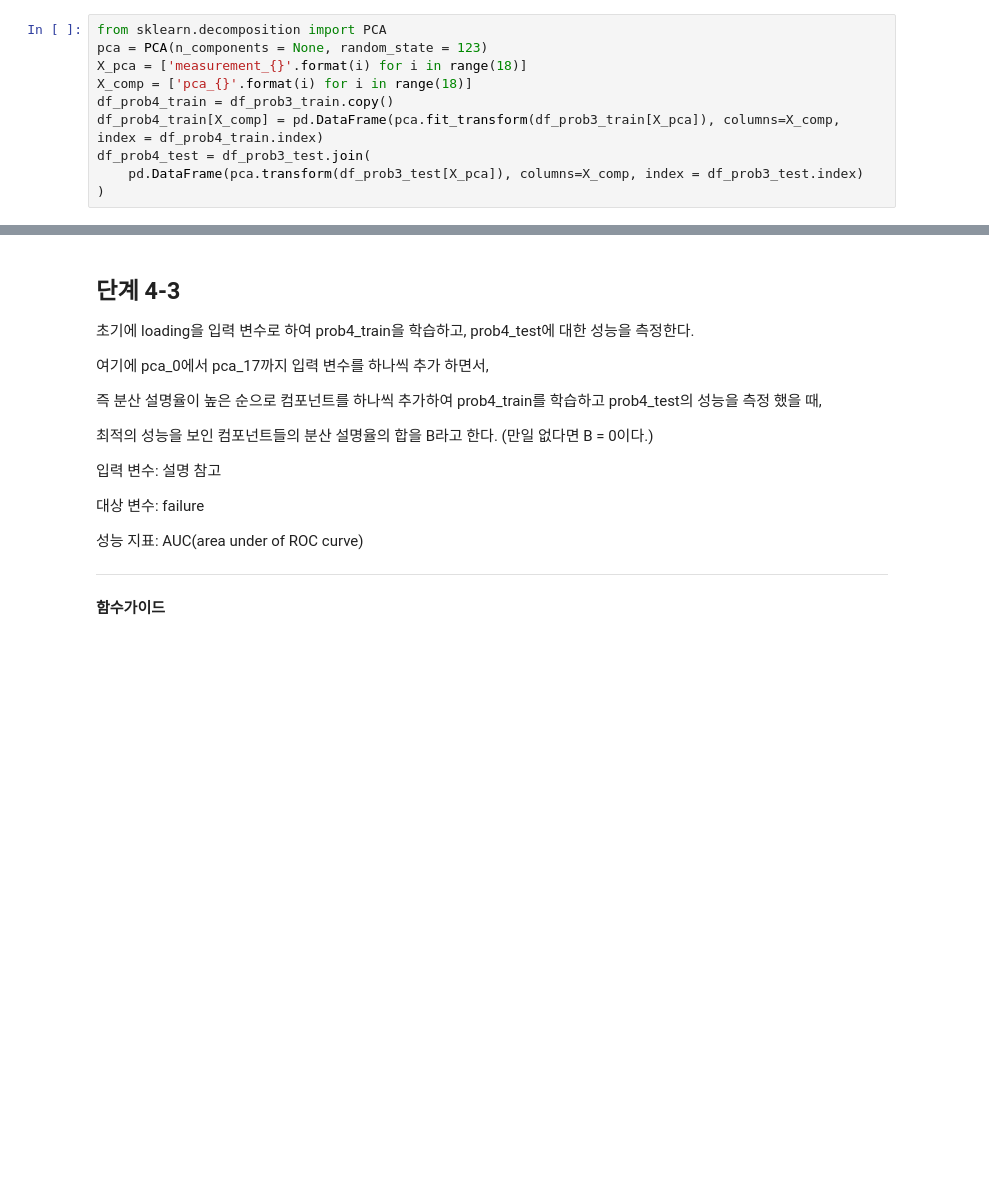
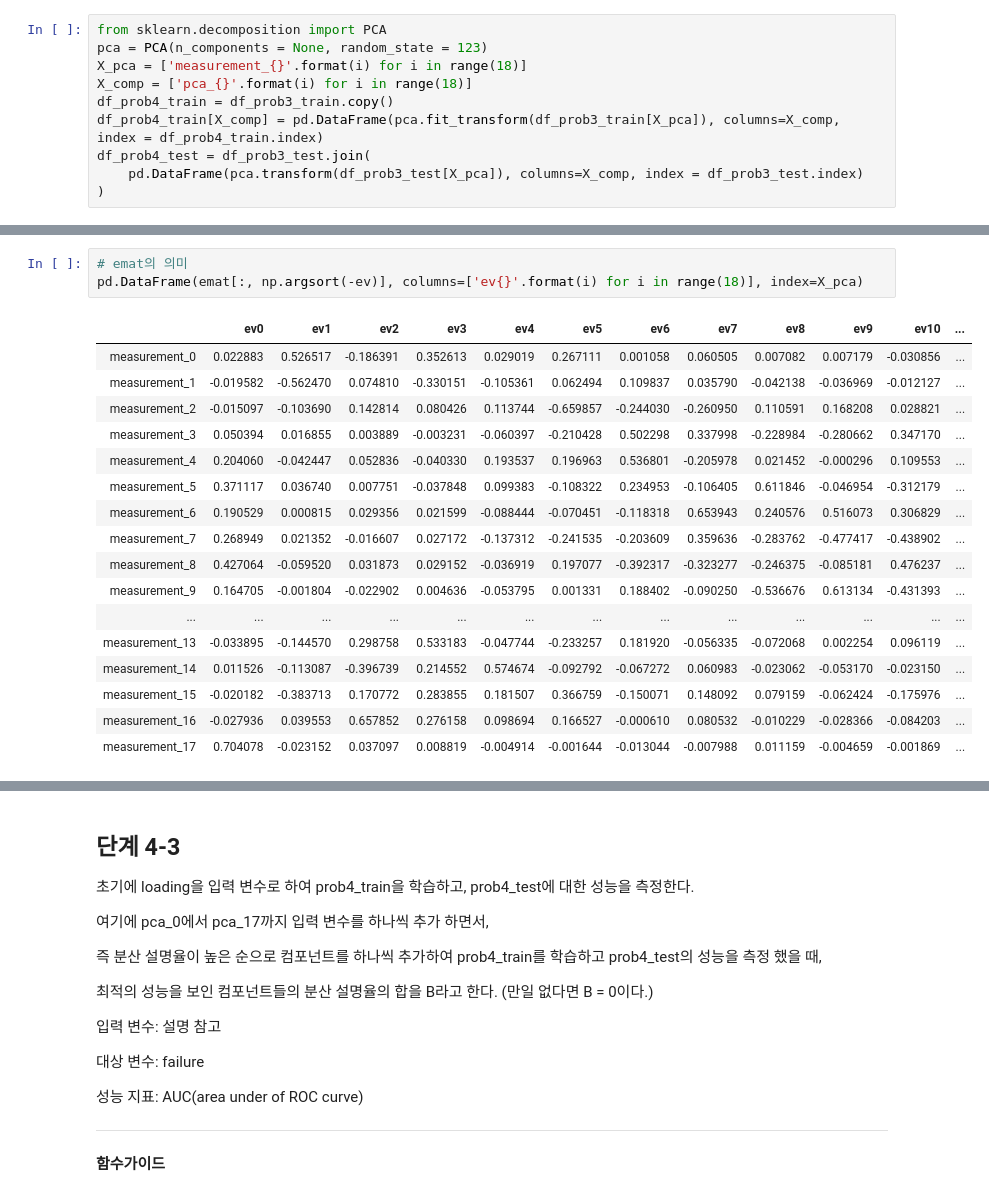
Before and after one commit to jw-koo/DS_lv3_2412, a Jupyter notebook: sec_ds_lv3_prob1_prob.ipynb, the cells around one changed output, grey strips where cells are left out. Saved outputs shown, nothing was run; the diff lists cells and outputs as text; blank space fills up the shorter version.

```diff
--- a/sec_ds_lv3_prob1_prob.ipynb
+++ b/sec_ds_lv3_prob1_prob.ipynb
@@ -1246,0 +1322,21 @@ df_emat.loc['ev0'].abs().idxmax()
+# %%
+# emat의 의미
+pd.DataFrame(emat[:, np.argsort(-ev)], columns=['ev{}'.format(i) for i in range(18)], index=X_pca)
+# %% [output]
+|  | ev0 | ev1 | ev2 | ev3 | ev4 | ev5 | ev6 | ev7 | ev8 | ev9 | ev10 | ... |
+| measurement_0 | 0.022883 | 0.526517 | -0.186391 | 0.352613 | 0.029019 | 0.267111 | 0.001058 | 0.060505 | 0.007082 | 0.007179 | -0.030856 | ... |
+| measurement_1 | -0.019582 | -0.562470 | 0.074810 | -0.330151 | -0.105361 | 0.062494 | 0.109837 | 0.035790 | -0.042138 | -0.036969 | -0.012127 | ... |
+| measurement_2 | -0.015097 | -0.103690 | 0.142814 | 0.080426 | 0.113744 | -0.659857 | -0.244030 | -0.260950 | 0.110591 | 0.168208 | 0.028821 | ... |
+| measurement_3 | 0.050394 | 0.016855 | 0.003889 | -0.003231 | -0.060397 | -0.210428 | 0.502298 | 0.337998 | -0.228984 | -0.280662 | 0.347170 | ... |
+| measurement_4 | 0.204060 | -0.042447 | 0.052836 | -0.040330 | 0.193537 | 0.196963 | 0.536801 | -0.205978 | 0.021452 | -0.000296 | 0.109553 | ... |
+| measurement_5 | 0.371117 | 0.036740 | 0.007751 | -0.037848 | 0.099383 | -0.108322 | 0.234953 | -0.106405 | 0.611846 | -0.046954 | -0.312179 | ... |
+| measurement_6 | 0.190529 | 0.000815 | 0.029356 | 0.021599 | -0.088444 | -0.070451 | -0.118318 | 0.653943 | 0.240576 | 0.516073 | 0.306829 | ... |
+| measurement_7 | 0.268949 | 0.021352 | -0.016607 | 0.027172 | -0.137312 | -0.241535 | -0.203609 | 0.359636 | -0.283762 | -0.477417 | -0.438902 | ... |
+| measurement_8 | 0.427064 | -0.059520 | 0.031873 | 0.029152 | -0.036919 | 0.197077 | -0.392317 | -0.323277 | -0.246375 | -0.085181 | 0.476237 | ... |
+| measurement_9 | 0.164705 | -0.001804 | -0.022902 | 0.004636 | -0.053795 | 0.001331 | 0.188402 | -0.090250 | -0.536676 | 0.613134 | -0.431393 | ... |
+| ... | ... | ... | ... | ... | ... | ... | ... | ... | ... | ... | ... | ... |
+| measurement_13 | -0.033895 | -0.144570 | 0.298758 | 0.533183 | -0.047744 | -0.233257 | 0.181920 | -0.056335 | -0.072068 | 0.002254 | 0.096119 | ... |
+| measurement_14 | 0.011526 | -0.113087 | -0.396739 | 0.214552 | 0.574674 | -0.092792 | -0.067272 | 0.060983 | -0.023062 | -0.053170 | -0.023150 | ... |
+| measurement_15 | -0.020182 | -0.383713 | 0.170772 | 0.283855 | 0.181507 | 0.366759 | -0.150071 | 0.148092 | 0.079159 | -0.062424 | -0.175976 | ... |
+| measurement_16 | -0.027936 | 0.039553 | 0.657852 | 0.276158 | 0.098694 | 0.166527 | -0.000610 | 0.080532 | -0.010229 | -0.028366 | -0.084203 | ... |
+| measurement_17 | 0.704078 | -0.023152 | 0.037097 | 0.008819 | -0.004914 | -0.001644 | -0.013044 | -0.007988 | 0.011159 | -0.004659 | -0.001869 | ... |
```
Also changed, not shown: parts of 108 cells of this notebook.
